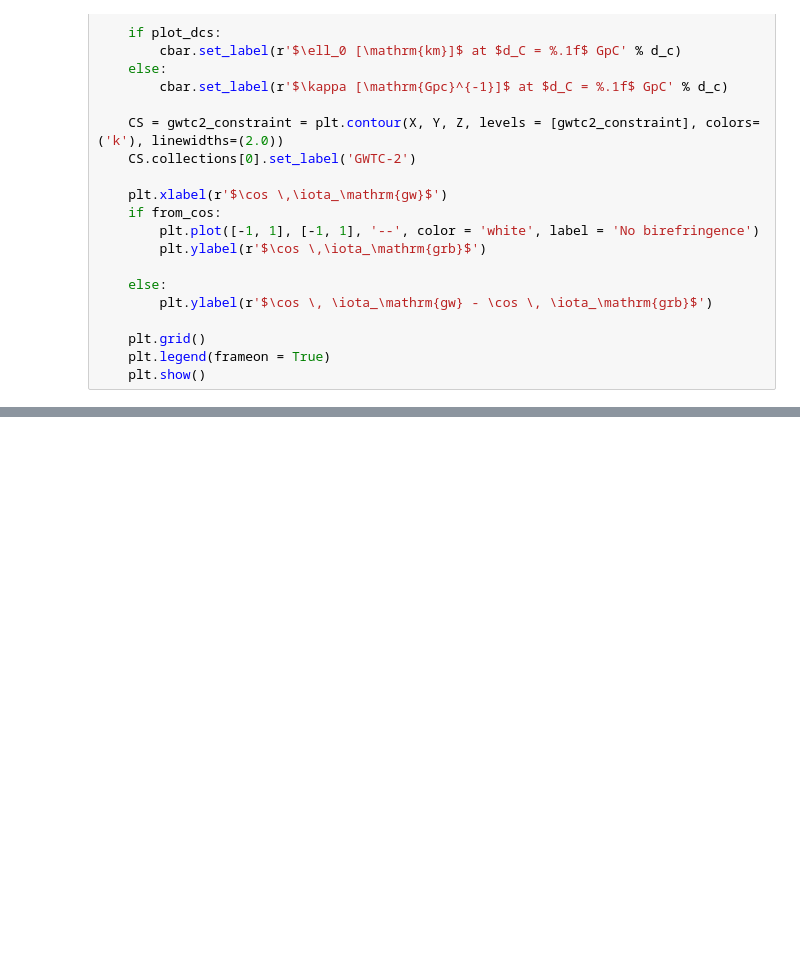
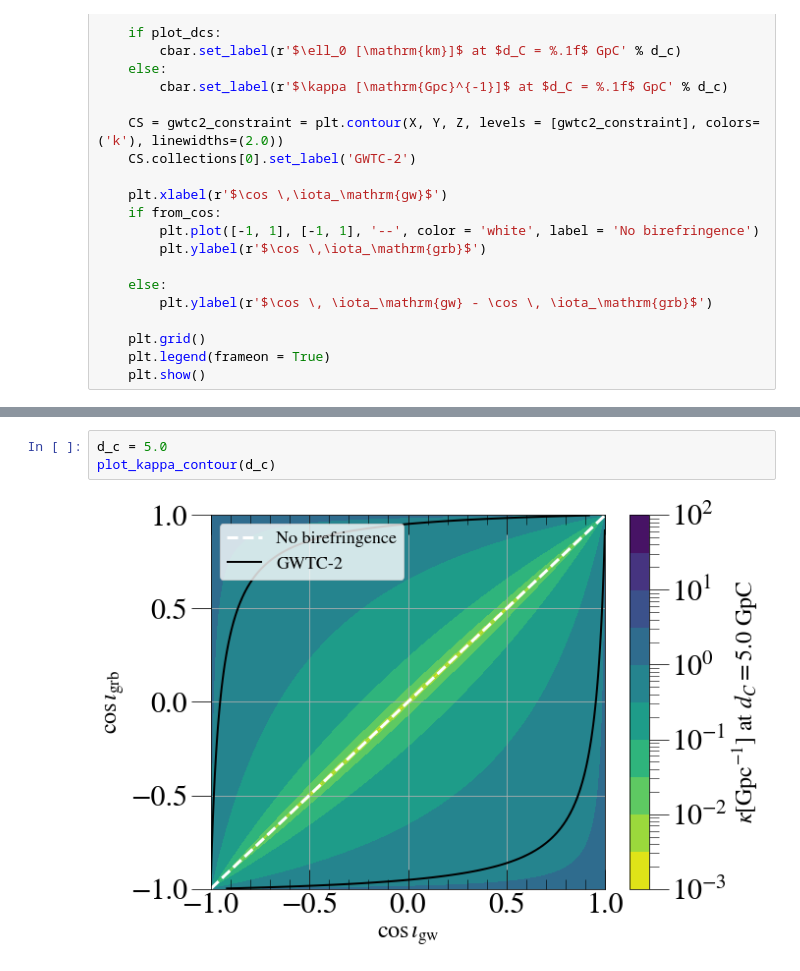
Before and after one commit to mariaokounkova/Parity_GW_GRB, a Jupyter notebook: Parity_GW_GRB.ipynb, the cells around one changed output, grey strips where cells are left out. Drawn from its saved outputs; the diff is of its cells as text; blank space fills up the shorter version.

Commit message:
Parity_GW_GRB: Add plots considering inclination angle of 5 degs

```diff
--- a/Parity_GW_GRB.ipynb
+++ b/Parity_GW_GRB.ipynb
@@ -127,0 +121,5 @@ plot_kappa_contour(1.0, from_cos = False)
+# %%
+d_c = 5.0
+plot_kappa_contour(d_c)
+# %% [output]
+[figure, added]
```
Also changed, not shown: parts of 6 cells of this notebook.
